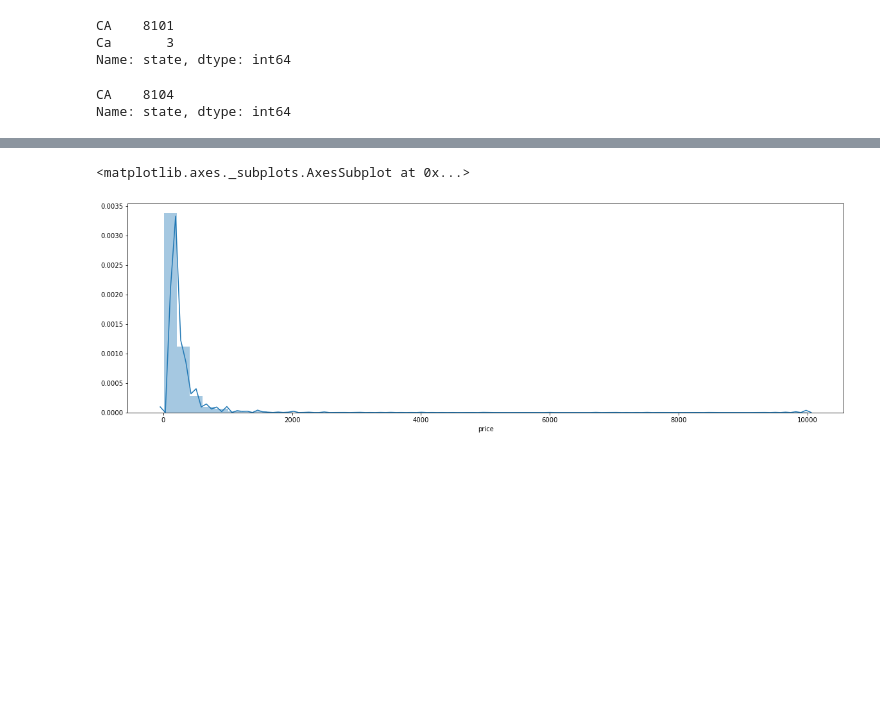
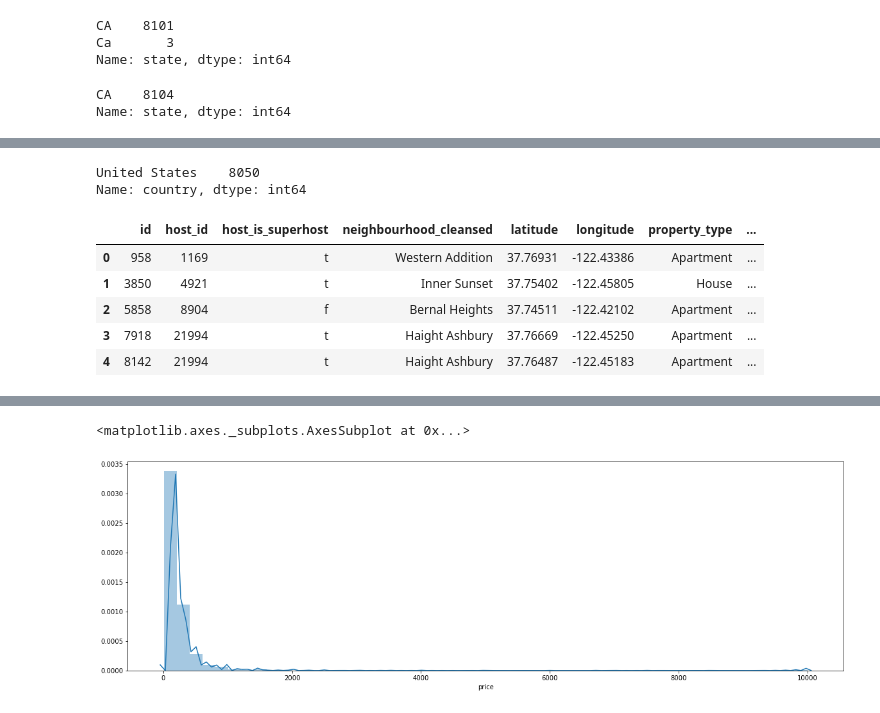
Before and after one commit to rustiri/final_group_airbnb, a Jupyter notebook: SF_Airbnb_EDA.ipynb, the cells around one changed output, grey strips where cells are left out. Cells and saved outputs as stored; diff of their text form; code cells hidden in the pictures; blank space fills up the shorter version.

```diff
--- a/SF_Airbnb_EDA.ipynb
+++ b/SF_Airbnb_EDA.ipynb
@@ -143,0 +251,4 @@ Name: city, dtype: int64
+# %%
+# drop rows with state as null (6 rows)
+airbnb_db_df = airbnb_db_df.dropna(subset=["state"])
+print(airbnb_db_df.shape)
@@ -144,3 +278,19 @@ Name: city, dtype: int64
+# %%
+airbnb_db_df.country.value_counts()
+# %% [output]
+United States    8050
+Name: country, dtype: int64
+# %%
+# drop city, state, country - all data points should already be only SF, CA USA
+airbnb_db_df = airbnb_db_df.drop(["city", "state", "country"], axis=1)
+airbnb_db_df.head()
+# %% [output]
+|  | id | host_id | host_is_superhost | neighbourhood_cleansed | latitude | longitude | property_type | ... |
+| 0 | 958 | 1169 | t | Western Addition | 37.76931 | -122.43386 | Apartment | ... |
+| 1 | 3850 | 4921 | t | Inner Sunset | 37.75402 | -122.45805 | House | ... |
+| 2 | 5858 | 8904 | f | Bernal Heights | 37.74511 | -122.42102 | Apartment | ... |
+| 3 | 7918 | 21994 | t | Haight Ashbury | 37.76669 | -122.45250 | Apartment | ... |
+| 4 | 8142 | 21994 | t | Haight Ashbury | 37.76487 | -122.45183 | Apartment | ... |
 # %%
 print(airbnb_db_df.shape)
 # %% [output]
```
Also changed, not shown: parts of 38 cells of this notebook.
